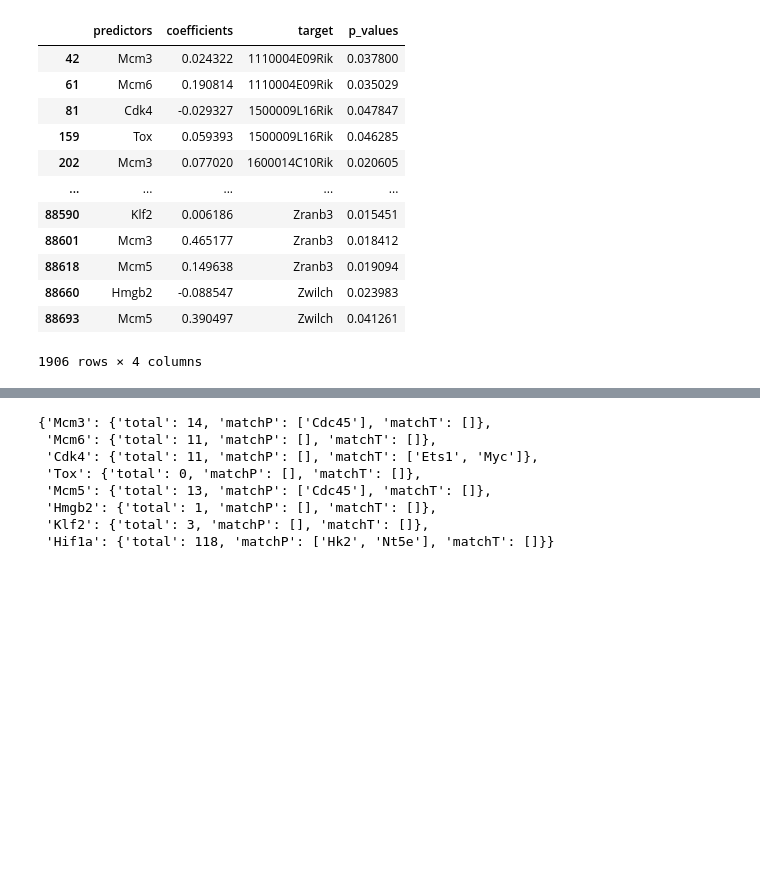
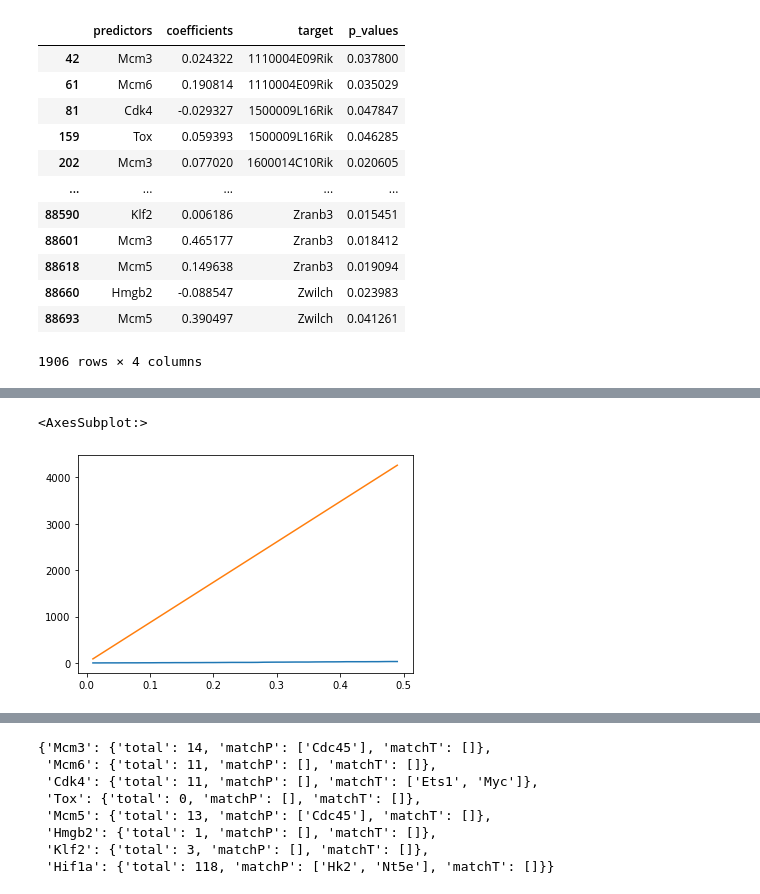
Before and after one commit to antschum/thesis, a Jupyter notebook: GeneAnalysis.ipynb, the cells around one changed output, grey strips where cells are left out. Cells and saved outputs as stored; diff of their text form; code cells hidden in the pictures; blank space fills up the shorter version.

```diff
--- a/GeneAnalysis.ipynb
+++ b/GeneAnalysis.ipynb
@@ -62,0 +137,37 @@ data = data.reset_index()
+# %%
+data = pd.DataFrame()
+
+
+summary = {}
+#percentages = [0.01, 0.05, 0.1, 0.15, 0.2, 0.25, 0.3, 0.35, 0.4, 0.5]
+percentages = list(np.arange(0.01, 0.5, 0.01))
+
+
+for i in percentages:
+    n = int(len(msl)*i)
+    print('This is the number of values used: ', n)
+    smallest = msl.nsmallest(columns='mean/sd', n=n)
+    largest = msl.nlargest(columns='mean/sd', n=n)
+    data = pd.concat([smallest, largest], axis=0)
+    # Comparing Data from RegNetWeb
+
+    predictors = data['predictors'].drop_duplicates().tolist()
+
+    for x in predictors:
+        t = regnet_all[regnet_all['regulator_symbol']==x]['target_symbol'].tolist()
+        d = data[data['predictors']==x]['target'].tolist()
+        #print(x)
+        #print('This is regnet_all', t)
+        #print('This is model', d)
+        s = list(set(t) & set(d))
+        summary.setdefault(str(i), {})[x]={'total': len(t), 'matchP': s}
+
+    for x in predictors:
+        t = regnet_all[regnet_all['target_symbol']==x]['regulator_symbol'].tolist()
+        d = data[data['predictors']==x]['target'].tolist()
+        #print(x)
+        #print('This is regnet_all', t)
+        #print('This is model', d)
+        s = list(set(t) & set(d))
+        summary[str(i)][x]['total']+= len(t)
+        summary[str(i)][x]['matchT']= s
@@ -62,0 +212,11 @@ data = data.reset_index()
+# %%
+# Plot all precentages:
+count = []
+for p,i in zip(percentages, list(range(0, len(percentages)))):
+               count+=[sum([len(l['matchP'])+len(l['matchT']) for l in summary[str(p)].values()])]
+
+sns.lineplot(percentages, count)
+sns.lineplot(percentages, np.array([len(data)]*len(percentages))*np.array(percentages))
+# %% [output]
+<AxesSubplot:>
+[figure, added]
```
Also changed, not shown: parts of 14 cells of this notebook, 1 other file.
